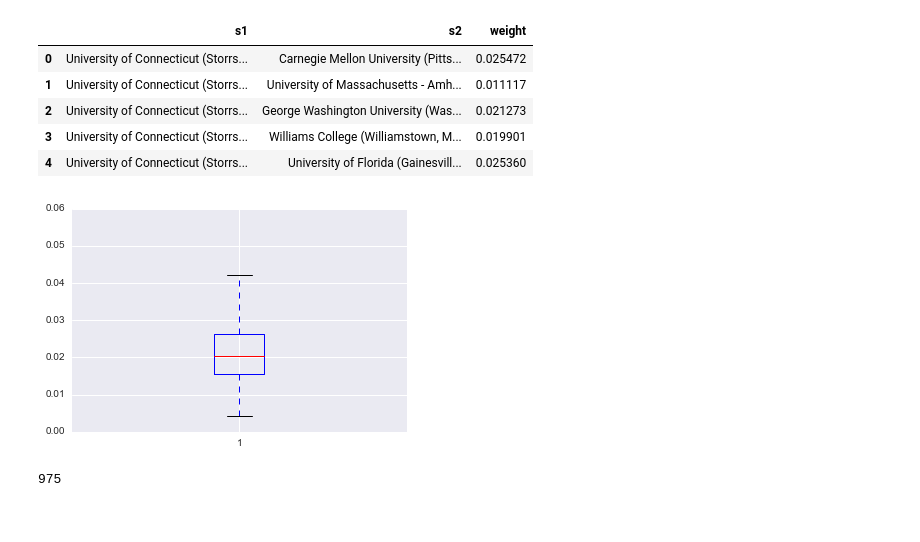
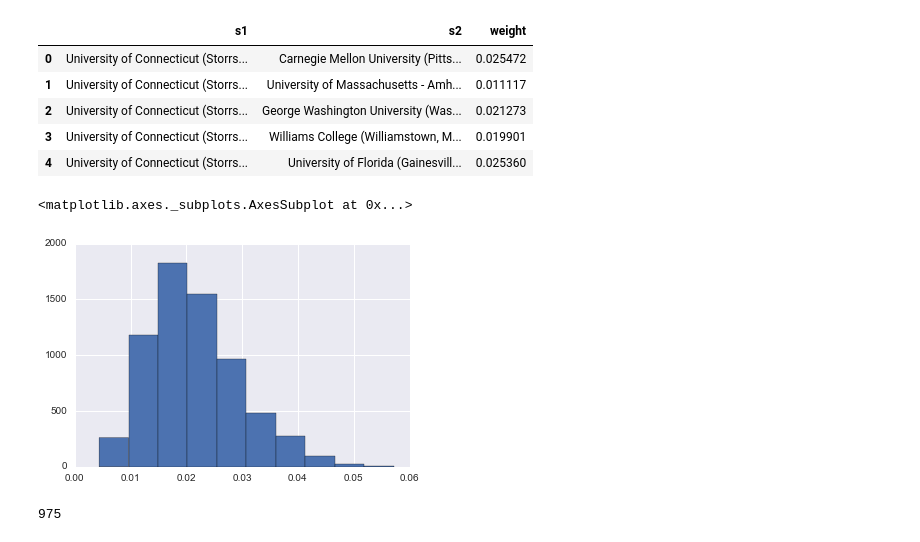
Before and after one commit to yungmsh/mining_the_common_app, a Jupyter notebook: code/3_Essay Exploration.ipynb, the cells around one changed output. Saved outputs shown, nothing was run; the diff lists cells and outputs as text; code cells hidden in the pictures.

```diff
--- a/code/3_Essay Exploration.ipynb
+++ b/code/3_Essay Exploration.ipynb
@@ -312,7 +318,7 @@ def topicsBySchool(df, school, thresh=0.5):
 # %%
 topics_by_topschool = map(lambda school: topicsBySchool(df_merged, school, thresh=0.25), topschools)
 topschools_short = ['Harvard', 'Yale', 'Cornell', 'Columbia', 'UPenn', 'Princeton', 'Brown', 'Dartmouth', 'MIT', 'Stanford']
-df_topschools = pd.DataFrame(topics_by_topschool, columns=topics, index=schools_short)
+df_topschools = pd.DataFrame(topics_by_topschool, columns=topics, index=topschools_short)
 df_topschools
 # %% [output]
 |  | family | music | culture | sport | personal | science | career |
@@ -330,6 +336,6 @@ df_topschools
 fig = plt.figure(figsize=(16,12))
 for i,topic in enumerate(topics):
     plt.subplot(3,3,i+1)
-    plt.barh(range(len(df_topicschool)), df_topicschool[topic], tick_label=df_topicschool.index, align='center')
+    plt.barh(range(len(df_topschools)), df_topschools[topic], tick_label=df_topschools.index, align='center')
     plt.title(topic)
 # %% [output]
@@ -388,9 +390,10 @@ plt.scatter(pca2_schools[:,0], pca2_schools[:,1], c=km.labels_, cmap='bwr')
 # %%
-km = KMeans(n_clusters=3)
+km = KMeans(n_clusters=7)
 km.fit(df_et_schools_T)
+df_et_schools_T['cluster'] = km.labels_
 pca = PCA(n_components=2)
 plt.figure(figsize=(8,6))
-pca2_schools = pca.fit_transform(df_et_schools_T)
-plt.scatter(pca2_schools[:,0], pca2_schools[:,1], c=km.labels_, cmap='bwr')
+pca2_schools = pca.fit_transform(df_et_schools_T.iloc[:,:-1])
+plt.scatter(pca2_schools[:,0], pca2_schools[:,1], c=km.labels_, cmap='Set1')
 # %% [output]
 <matplotlib.collections.PathCollection at 0x...>
@@ -431,7 +502,7 @@ sorted(df_et_schools_T[df_et_schools_T['cluster']==2].index)
 all_schools = df_et_schools_T.index
 combos = list(combinations(all_schools, 2))
 # %%
-school_dist = pairwise_distances(df_et_schools_T)
+school_dist = pairwise_distances(df_et_schools_T.iloc[:,:-1])
 school_dict = {school:i for i,school in enumerate(all_schools)}
 school_weights = []
 for s1, s2 in combos:
@@ -447,9 +518,11 @@ df_graph.head()
 | 3 | University of Connecticut (Storrs... | Williams College (Williamstown, M... | 0.019901 |
 | 4 | University of Connecticut (Storrs... | University of Florida (Gainesvill... | 0.025360 |
 # %%
-_=plt.boxplot(df_graph['weight'])
+# _=plt.boxplot(df_graph['weight'])
+df_graph['weight'].hist()
 # %% [output]
+<matplotlib.axes._subplots.AxesSubplot at 0x...>
-[figure, old version]
+[figure, new version]
 # %%
 df_graph2 = df_graph[df_graph['weight']>0.03].copy()
 len(df_graph2)
```
Also changed, not shown: parts of 22 cells of this notebook, 1 other file.
